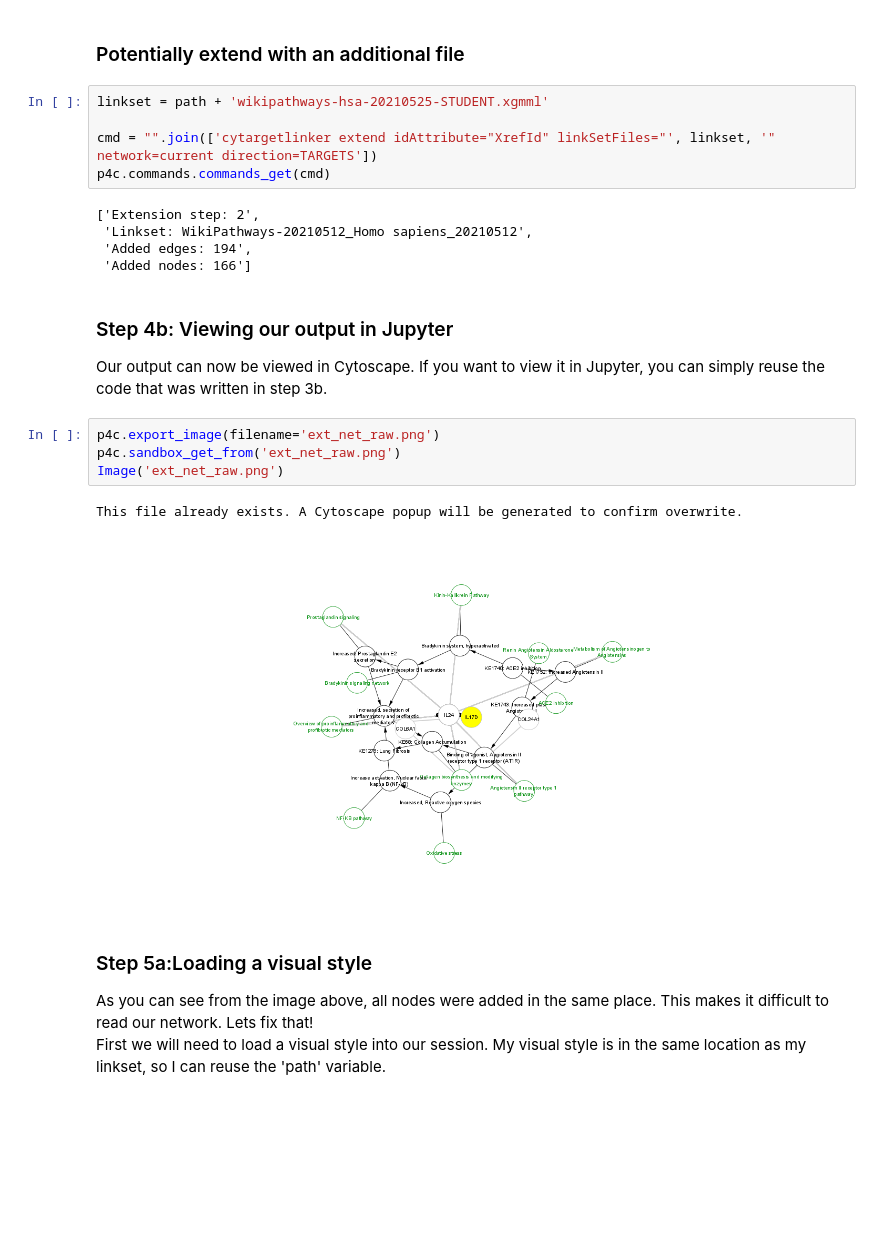
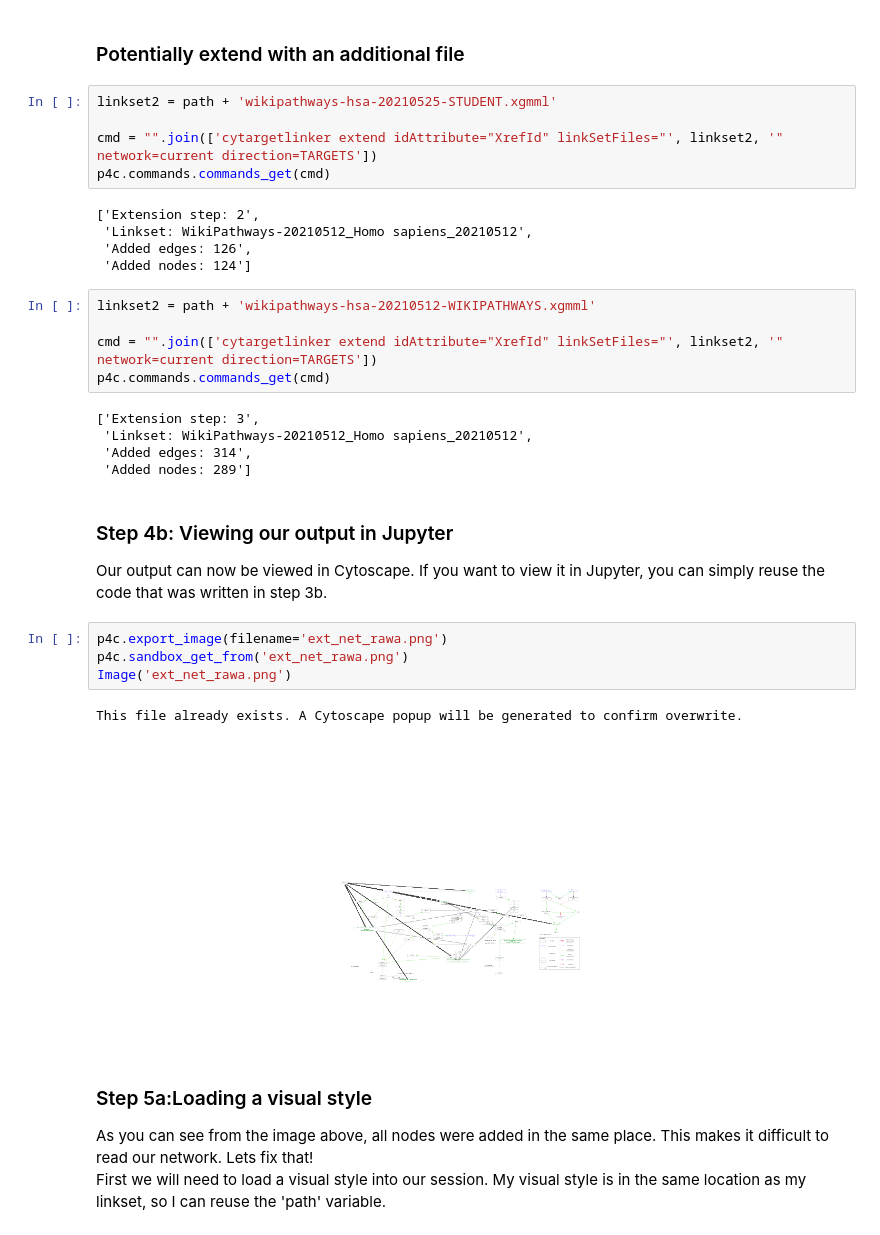
Before and after one commit to marvinm2/2021-internship, a Jupyter notebook: Raats/CyTargetLinker_WikiPathways.ipynb, the cells around one changed output. Drawn from its saved outputs; the diff is of its cells as text; blank space fills up the shorter version.

```diff
--- a/Raats/CyTargetLinker_WikiPathways.ipynb
+++ b/Raats/CyTargetLinker_WikiPathways.ipynb
@@ -71,26 +76,36 @@ p4c.commands.commands_get(cmd)
 # %% [markdown]
 ### Potentially extend with an additional file
 # %%
-linkset = path + 'wikipathways-hsa-20210525-STUDENT.xgmml'
+linkset2 = path + 'wikipathways-hsa-20210525-STUDENT.xgmml'
 
-cmd = "".join(['cytargetlinker extend idAttribute="XrefId" linkSetFiles="', linkset, '" network=current direction=TARGETS'])
+cmd = "".join(['cytargetlinker extend idAttribute="XrefId" linkSetFiles="', linkset2, '" network=current direction=TARGETS'])
 p4c.commands.commands_get(cmd)
 # %% [output]
 ['Extension step: 2',
  'Linkset: WikiPathways-20210512_Homo sapiens_20210512',
- 'Added edges: 194',
- 'Added nodes: 166']
+ 'Added edges: 126',
+ 'Added nodes: 124']
+# %%
+linkset2 = path + 'wikipathways-hsa-20210512-WIKIPATHWAYS.xgmml'
+
+cmd = "".join(['cytargetlinker extend idAttribute="XrefId" linkSetFiles="', linkset2, '" network=current direction=TARGETS'])
+p4c.commands.commands_get(cmd)
+# %% [output]
+['Extension step: 3',
+ 'Linkset: WikiPathways-20210512_Homo sapiens_20210512',
+ 'Added edges: 314',
+ 'Added nodes: 289']
 # %% [markdown]
 ### Step 4b: Viewing our output in Jupyter
 
 Our output can now be viewed in Cytoscape. If you want to view it in Jupyter, you can simply reuse the code that was written in step 3b.
 # %%
-p4c.export_image(filename='ext_net_raw.png')
-p4c.sandbox_get_from('ext_net_raw.png')
-Image('ext_net_raw.png')
+p4c.export_image(filename='ext_net_rawa.png')
+p4c.sandbox_get_from('ext_net_rawa.png')
+Image('ext_net_rawa.png')
 # %% [output]
 This file already exists. A Cytoscape popup will be generated to confirm overwrite.
-[figure, old version]
+[figure, new version]
 # %% [markdown]
 ### Step 5a:Loading a visual style
 
```
Also changed, not shown: parts of 10 cells of this notebook, 36 other files.
